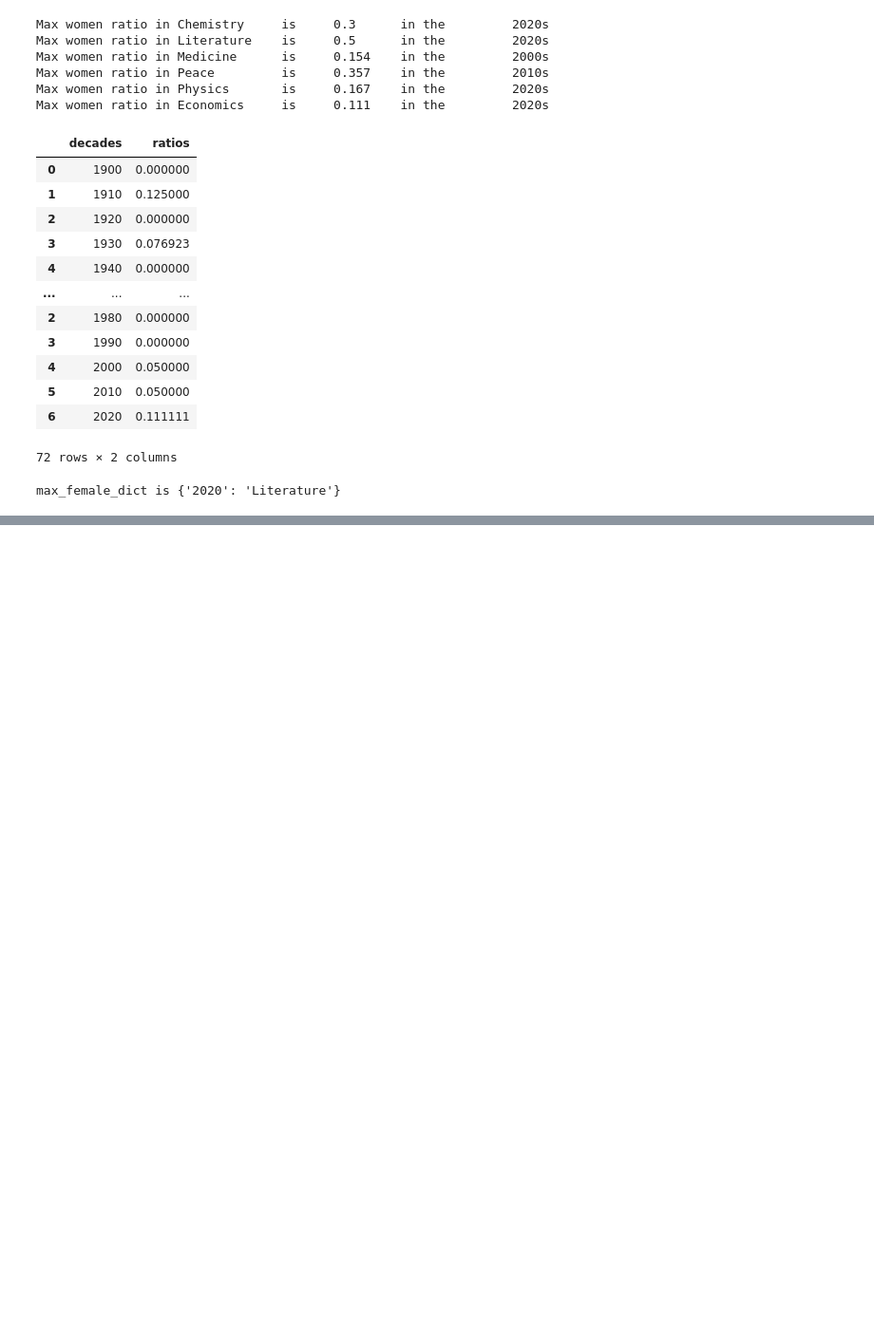
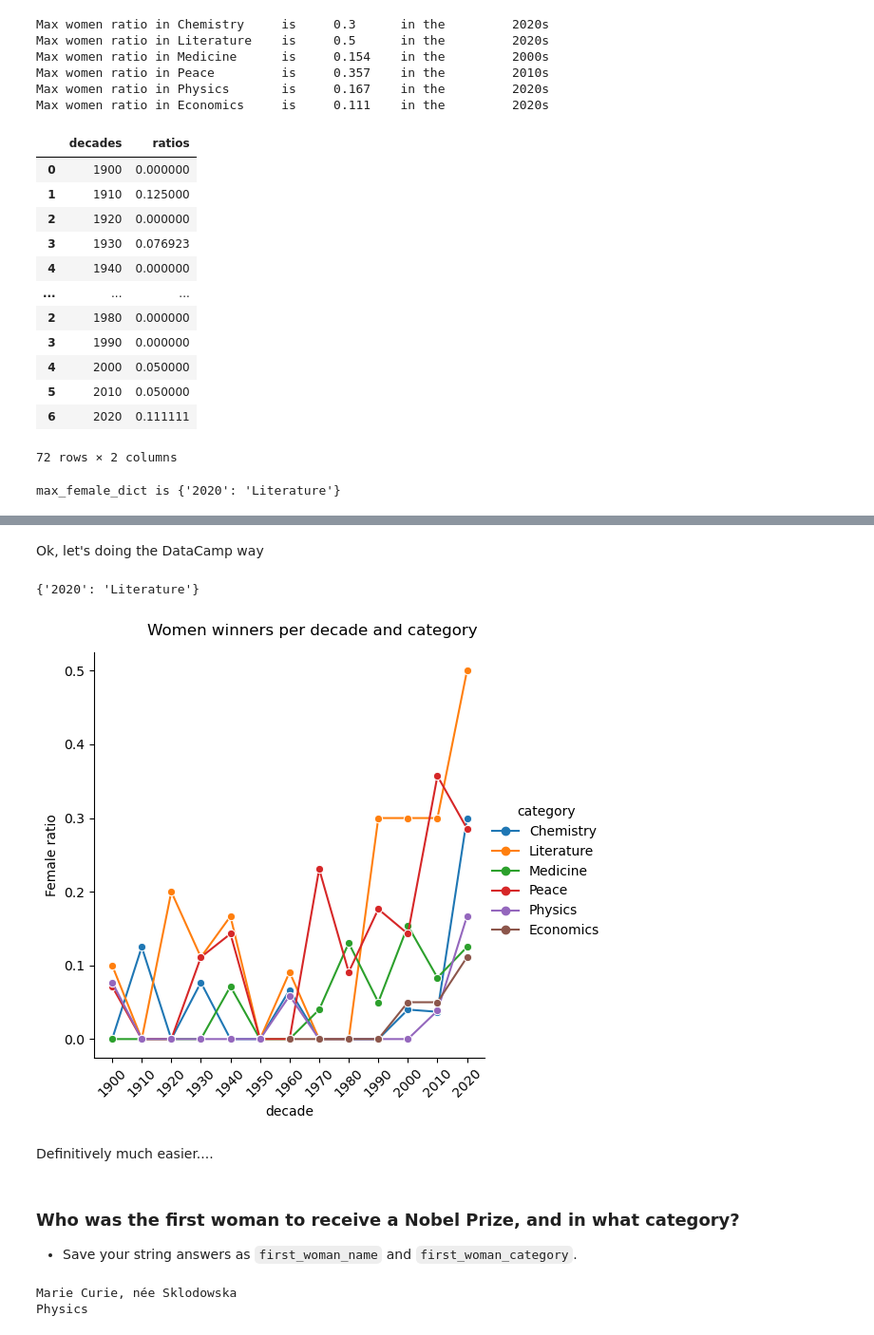
Before and after one commit to jgp-13/DataCamp_projects, a Jupyter notebook: Nobel_prizes/notebook.ipynb, the cells around one changed output, grey strips where cells are left out. Shown at 95% size. Cells and saved outputs as stored; diff of their text form; code cells hidden in the pictures; blank space fills up the shorter version.

```diff
--- a/Nobel_prizes/notebook.ipynb
+++ b/Nobel_prizes/notebook.ipynb
@@ -239,0 +240,9 @@ plt.show()
+# %% [markdown]
+Ok, let's doing the DataCamp way
+# %%
+# Filter for Female winners
+df_XX=df.copy()
+df_XX['XX']=df_XX['sex']=='Female'
+# %%
+# Groupby decades and Category
+df_XX_filter=df_XX.groupby(['decades','category'],as_index=False)['XX'].mean()
@@ -239,0 +252,20 @@ plt.show()
+# %%
+max_female_dict={str(df_XX_max.iloc[0,0]):df_XX_max.iloc[0,1]}
+max_female_dict
+# %% [output]
+{'2020': 'Literature'}
+# %%
+g=sns.relplot(data=df_XX_filter,x='decades',y='XX',hue='category',kind='line',marker='o')
+title='Women winners per decade and category'
+g.fig.suptitle(title,y=1.03)
+g.set(xlabel='decade',ylabel='Female ratio',)
+plt.xticks(ticks=range(1900,2021,10),rotation=45)
+plt.show()
+# %% [output]
+[figure, added]
+# %% [markdown]
+Definitively much easier....
+# %% [markdown]
+### Who was the **first woman** to receive a Nobel Prize, and in what **category**?
+
+* Save your string answers as `first_woman_name` and `first_woman_category`.
@@ -239,0 +275,9 @@ plt.show()
+# %%
+# with that index get the name and the category
+first_woman_name = df_XX.iloc[min_index]['full_name']
+first_woman_category = df_XX.iloc[min_index]['category']
+print(first_woman_name)
+print(first_woman_category)
+# %% [output]
+Marie Curie, née Sklodowska
+Physics
```
Also changed, not shown: parts of 5 cells of this notebook.
